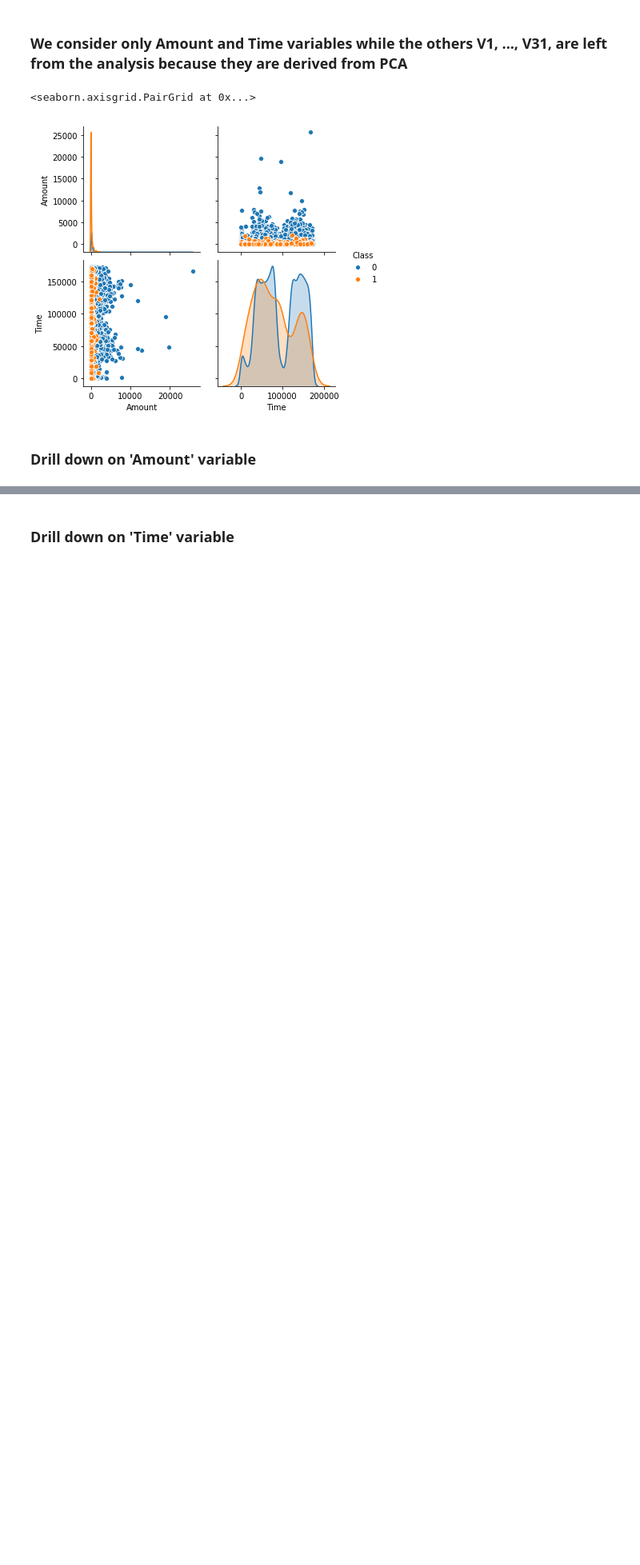
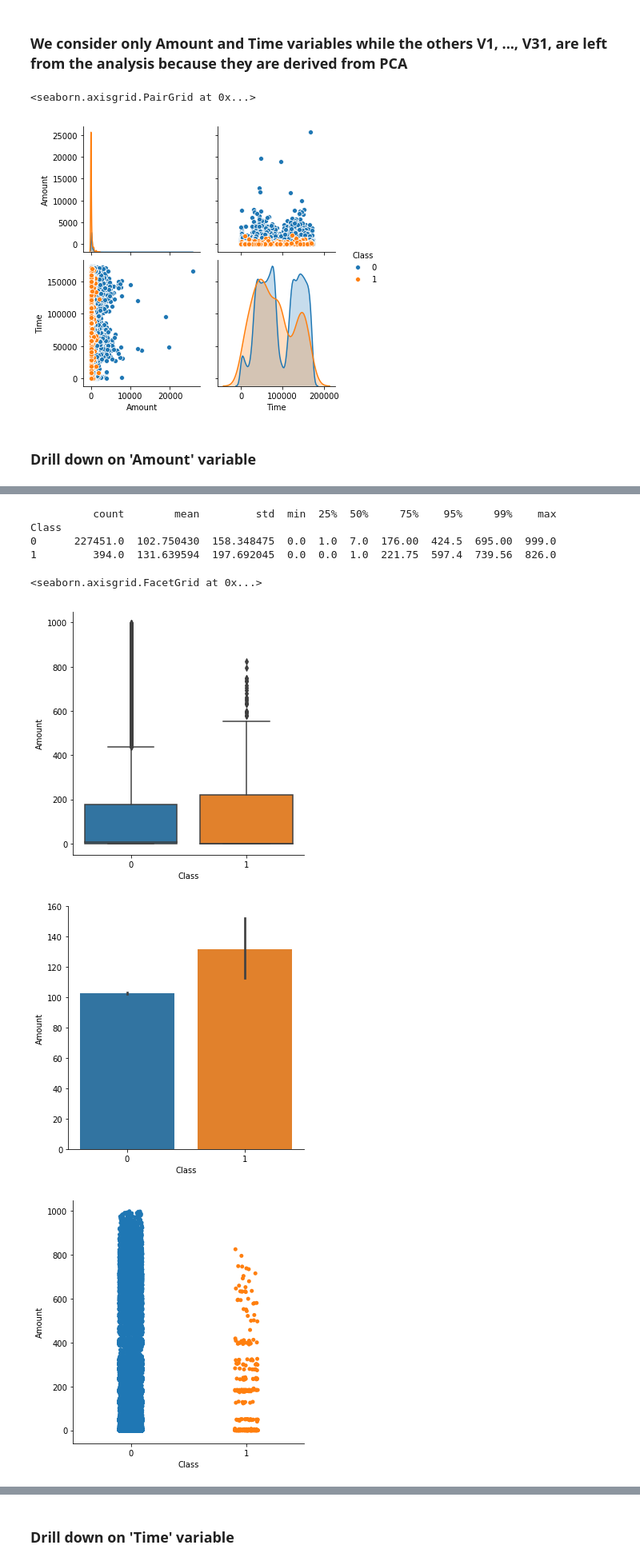
Before and after one commit to mhackampari/fraud-detection-ml, a Jupyter notebook: Fraud detection management.ipynb, the cells around one changed output, grey strips where cells are left out. Shown: that part at 80% size. Drawn from its saved outputs; the diff is of its cells as text; code cells hidden in the pictures; blank space fills up the shorter version.

Commit message:
Added Time, Amount variable transformation. Added XGBoost classifier.

```diff
--- a/Fraud detection management.ipynb
+++ b/Fraud detection management.ipynb
@@ -233,0 +243,21 @@ Class
+# %%
+from sklearn.preprocessing import KBinsDiscretizer
+# https://scikit-learn.org/stable/modules/generated/sklearn.preprocessing.KBinsDiscretizer.html#sklearn.preprocessing.KBinsDiscretizer
+bin_dis = KBinsDiscretizer(n_bins=1000, encode='ordinal', strategy='kmeans')
+
+data_training_amount = training_data_df.loc[:, ['Amount', 'Class']]
+data_training_amount[['Amount']] = bin_dis.fit_transform(data_training_amount[['Amount']])
+
+print(data_training_amount.groupby("Class")["Amount"].describe(percentiles=[.25, .5, .75, .95, .99]))
+sb.catplot(x="Class", y="Amount", kind="box", data=data_training_amount)
+sb.catplot(x="Class", y="Amount", kind="bar", data=data_training_amount)
+sb.catplot(x="Class", y="Amount", data=data_training_amount)
+# %% [output]
+          count        mean         std  min  25%  50%     75%    95%     99%    max
+Class
+0      227451.0  102.750430  158.348475  0.0  1.0  7.0  176.00  424.5  695.00  999.0
+1         394.0  131.639594  197.692045  0.0  0.0  1.0  221.75  597.4  739.56  826.0
+<seaborn.axisgrid.FacetGrid at 0x...>
+[figure, added]
+[figure, added]
+[figure, added]
```
Also changed, not shown: parts of 19 cells of this notebook.
